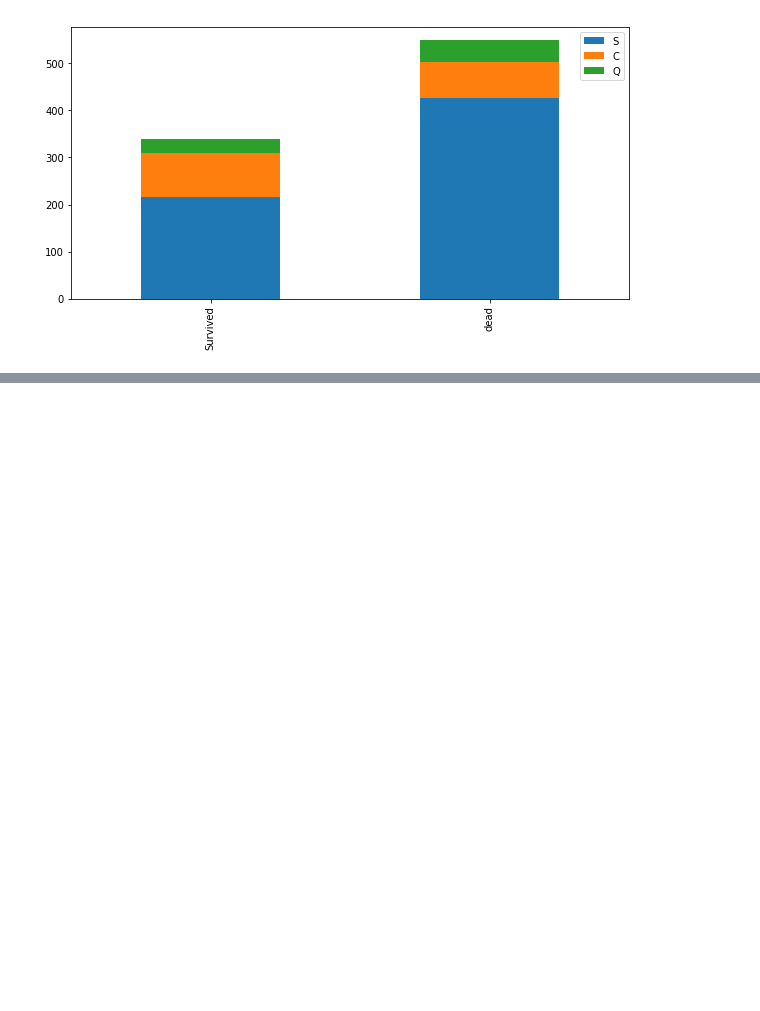
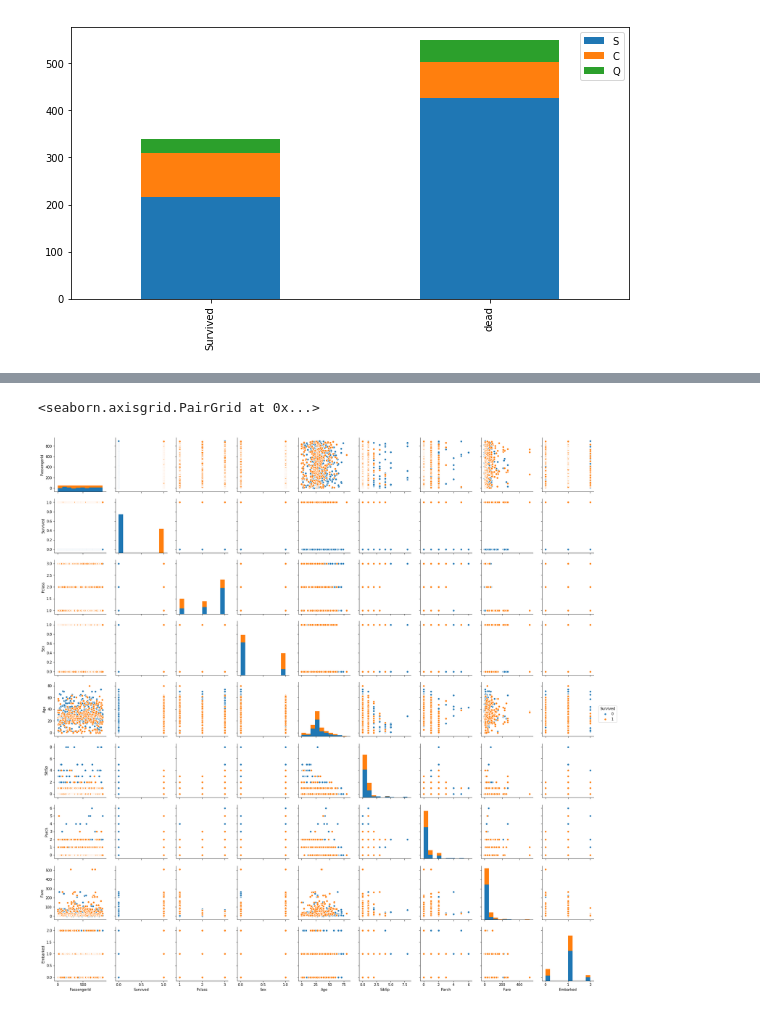
Before and after one commit to Rishabhagrawal52/100-Days-of-ML-Code-Challenge, a Jupyter notebook: Day 24/Titanic_Dataset.ipynb, the cells around one changed output, grey strips where cells are left out. Cells and saved outputs as stored; diff of their text form; code cells hidden in the pictures; blank space fills up the shorter version.

```diff
--- a/Day 24/Titanic_Dataset.ipynb
+++ b/Day 24/Titanic_Dataset.ipynb
@@ -188,0 +124,7 @@ ValueError: could not convert string to float: 'male'
+# %%
+TrainDf.drop('Name',axis=1,inplace=True)
+TestDf.drop('Name',axis=1,inplace=True)
+# %%
+#Encoding the fields of Sex and Embarked
+TrainDf["Sex"]=TrainDf["Sex"].replace("male",0).replace("female",1)
+TrainDf["Embarked"]=TrainDf["Embarked"].replace("C",0).replace("S",1).replace("Q",2)
@@ -188,0 +140,3 @@ ValueError: could not convert string to float: 'male'
+# %%
+TrainDf['Age'].fillna(TrainDf.groupby('Title')['Age'].transform('median'),inplace=True)
+TestDf['Age'].fillna(TestDf.groupby('Title')['Age'].transform('median'),inplace=True)
@@ -188,0 +166,5 @@ ValueError: could not convert string to float: 'male'
+# %%
+sns.pairplot(TrainDf, hue="Survived")
+# %% [output]
+<seaborn.axisgrid.PairGrid at 0x...>
+[figure, added]
```
Also changed, not shown: parts of 16 cells of this notebook, 1 other file.
